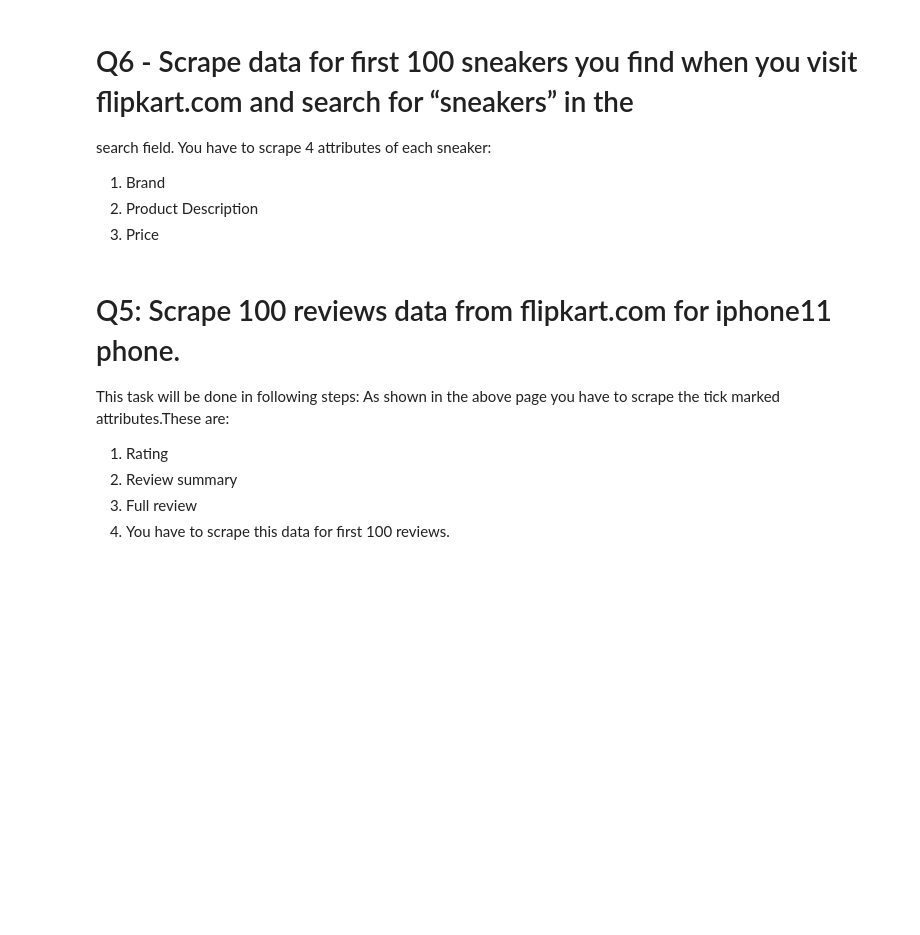
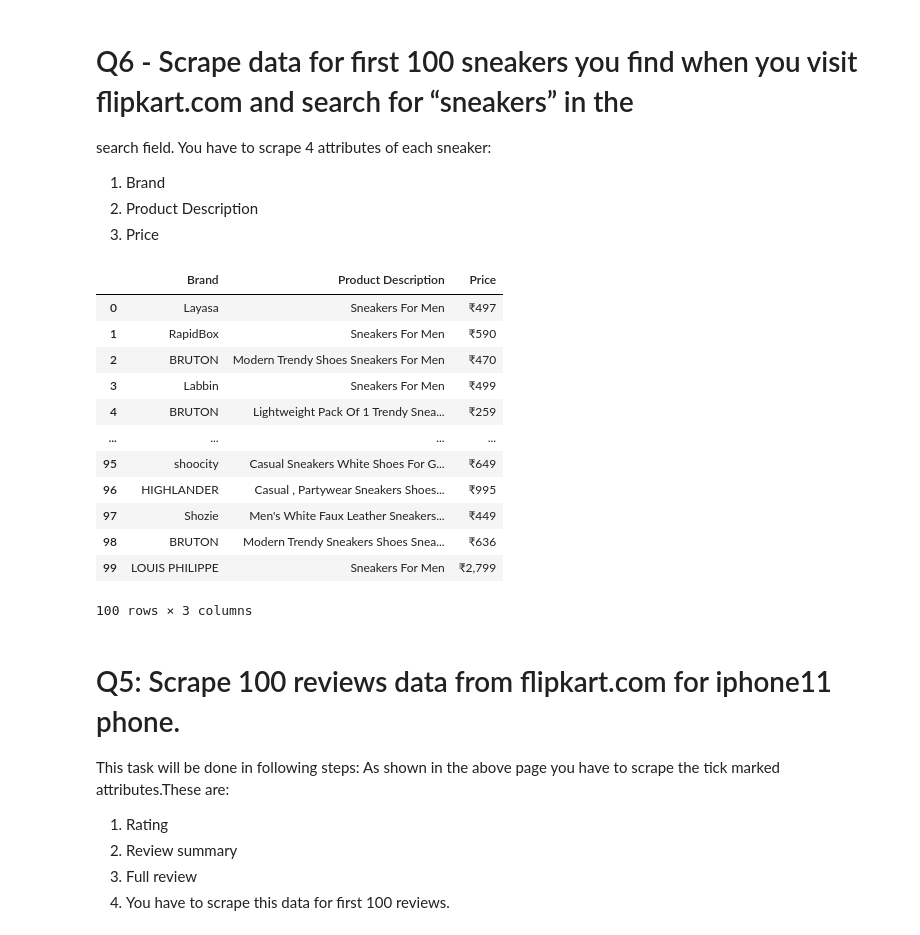
Before and after one commit to shivagadekar/Internship, a Jupyter notebook: Worksheet Set 03/web_scrapping_selenium.ipynb, the cells around one changed output. Cells and saved outputs as stored; diff of their text form; code cells hidden in the pictures; blank space fills up the shorter version.

```diff
--- a/Worksheet Set 03/web_scrapping_selenium.ipynb
+++ b/Worksheet Set 03/web_scrapping_selenium.ipynb
@@ -536,0 +671,4 @@ goggle_price = []
+# %%
+brand_names = []
+sneakers_names = []
+sneakers_price = []
@@ -537,37 +696,39 @@ goggle_price = []
 # %%
+# Second Page -------------------------------------------------------------------------------------
 brand_names_element = driver.find_elements(By.XPATH, '//div[@class=\"_2WkVRV\"]')
-for i in brand_names_element[0:100]:
+for i in brand_names_element[0:100]:  # finding brand_names and appending in brand Names
     text = i.text
     brand_names.append(text)
 
 
-goggle_names_element = driver.find_elements(By.XPATH, '//a[@class=\"IRpwTa\"]')
-for i in goggle_names_element[0:100]:
+sneakers_names_element = driver.find_elements(By.XPATH, '//a[@class=\"IRpwTa\"]')  # finding sneakers_names and appending in sneaker names
+for i in sneakers_names_element[0:100]:
     text = i.text
-    goggle_names.append(text)
+    sneakers_names.append(text)
 
 
 price_element = driver.find_elements(By.XPATH, '//div[@class=\"_30jeq3\"]')
-for i in price_element[0:100]:
+for i in price_element[0:100]:  # finding price and appending in sneakers_price
     text = i.text
-    goggle_price.append(text)
+    sneakers_price.append(text)
 # %%
 next_page = driver.find_element(By.XPATH, '//*[@id="container"]/div/div[3]/div[1]/div[2]/div[12]/div/div/nav/a[12]/span')
 next_page.click()
 # %%
+# Second Page -------------------------------------------------------------------------------------
 brand_names_element = driver.find_elements(By.XPATH, '//div[@class=\"_2WkVRV\"]')
-for i in brand_names_element[0:100]:
+for i in brand_names_element[0:100]:  # finding brand_names and appending in brand Names
     text = i.text
     brand_names.append(text)
 
 
-goggle_names_element = driver.find_elements(By.XPATH, '//a[@class=\"IRpwTa\"]')
-for i in goggle_names_element[0:100]:
+sneakers_names_element = driver.find_elements(By.XPATH, '//a[@class=\"IRpwTa\"]')
+for i in sneakers_names_element[0:100]:  # finding sneakers_names and appending in sneaker names
     text = i.text
-    goggle_names.append(text)
+    sneakers_names.append(text)
 
 
 price_element = driver.find_elements(By.XPATH, '//div[@class=\"_30jeq3\"]')
-for i in price_element[0:100]:
+for i in price_element[0:100]:  # finding price and appending in sneakers_price
     text = i.text
-    goggle_price.append(text)
+    sneakers_price.append(text)
@@ -594,10 +735,26 @@ for i in price_element[0:100]:
 # %%
+# Creating data frame for saving/processing scrapped data
+
 df = pd.DataFrame()
 df['Brand'] = brand_names[:100]
-df['Product Description'] = goggle_names[:100]
-df["Price"] = goggle_price[:100]
+df['Product Description'] = sneakers_names[:100]
+df["Price"] = sneakers_price[:100]
 
 df
+# %% [output]
+|  | Brand | Product Description | Price |
+| 0 | Layasa | Sneakers For Men | ₹497 |
+| 1 | RapidBox | Sneakers For Men | ₹590 |
+| 2 | BRUTON | Modern Trendy Shoes Sneakers For Men | ₹470 |
+| 3 | Labbin | Sneakers For Men | ₹499 |
+| 4 | BRUTON | Lightweight Pack Of 1 Trendy Snea... | ₹259 |
+| ... | ... | ... | ... |
+| 95 | shoocity | Casual Sneakers White Shoes For G... | ₹649 |
+| 96 | HIGHLANDER | Casual , Partywear Sneakers Shoes... | ₹995 |
+| 97 | Shozie | Men's White Faux Leather Sneakers... | ₹449 |
+| 98 | BRUTON | Modern Trendy Sneakers Shoes Snea... | ₹636 |
+| 99 | LOUIS PHILIPPE | Sneakers For Men | ₹2,799 |
+100 rows × 3 columns
 # %% [markdown]
 # Q5: Scrape 100 reviews data from flipkart.com for iphone11 phone.
 This task will be done in following steps:
```
Also changed, not shown: parts of 109 cells of this notebook, 2 other files.
